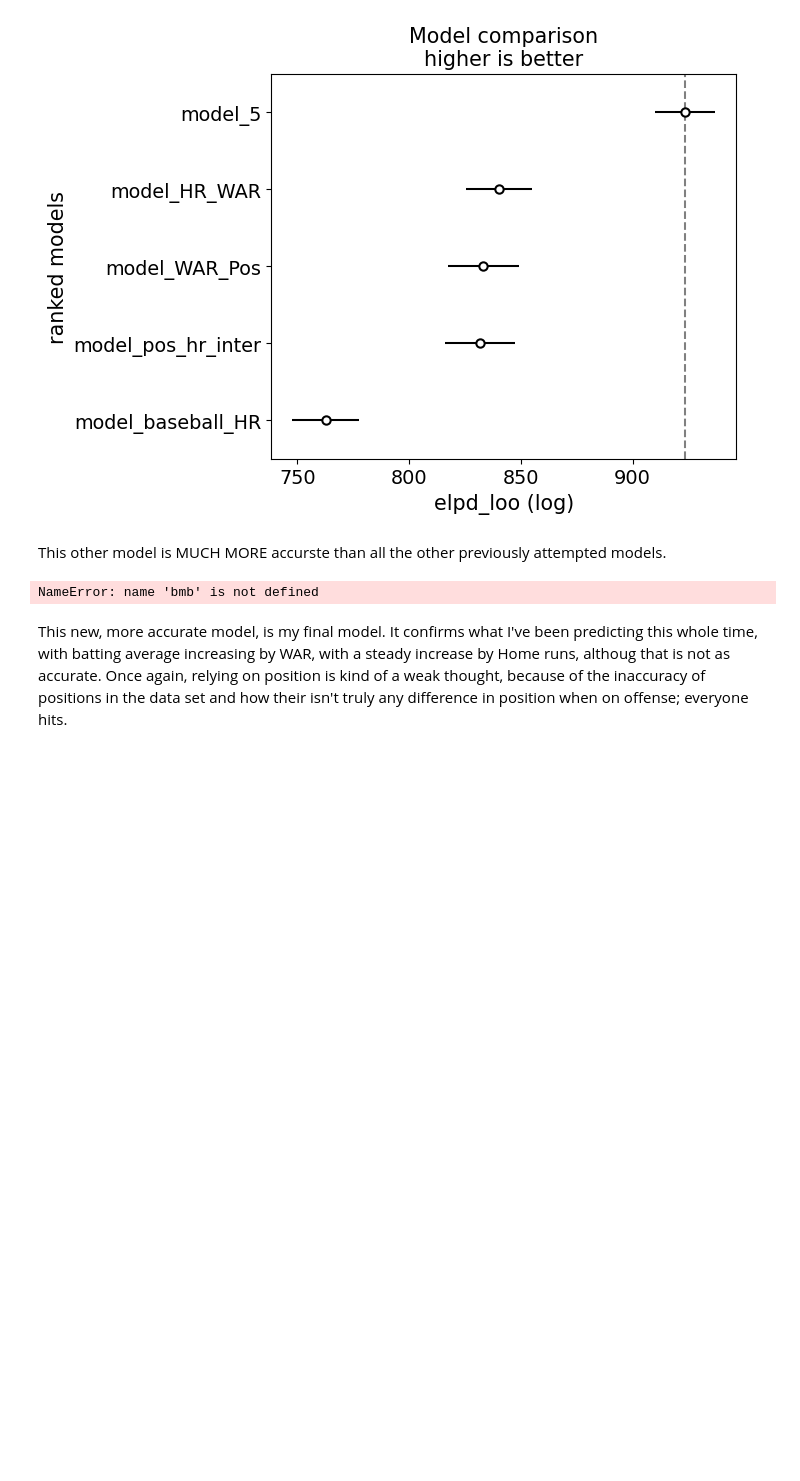
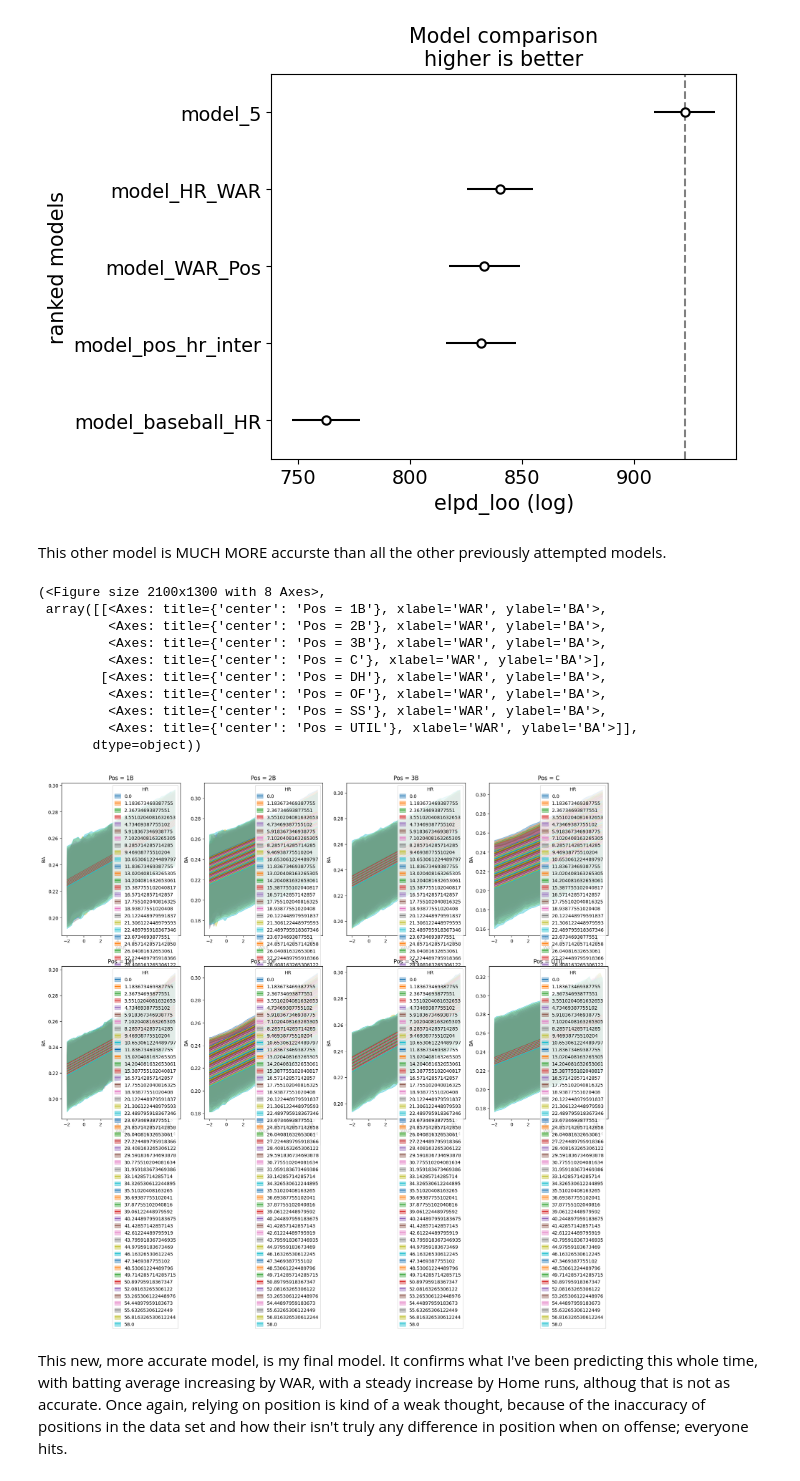
Before and after one commit to benji555-create/Data-Science, a Jupyter notebook: BenjGaskU6Proj.ipynb, the cells around one changed output. Cells and saved outputs as stored; diff of their text form; code cells hidden in the pictures; blank space fills up the shorter version.

```diff
--- a/BenjGaskU6Proj.ipynb
+++ b/BenjGaskU6Proj.ipynb
@@ -226,9 +223,19 @@ This other model is MUCH MORE accurste than all the other previously attempted m
 # %%
 bmb.interpret.plot_predictions(model_5,
                                idata_5,
-                               ["WAR", "HR-OBP", "Pos"],
+                               ["WAR", "HR", "Pos"],
                                fig_kwargs={"figsize":(21, 13)})
 # %% [output]
-NameError: name 'bmb' is not defined
+(<Figure size 2100x1300 with 8 Axes>,
+ array([[<Axes: title={'center': 'Pos = 1B'}, xlabel='WAR', ylabel='BA'>,
+         <Axes: title={'center': 'Pos = 2B'}, xlabel='WAR', ylabel='BA'>,
+         <Axes: title={'center': 'Pos = 3B'}, xlabel='WAR', ylabel='BA'>,
+         <Axes: title={'center': 'Pos = C'}, xlabel='WAR', ylabel='BA'>],
+        [<Axes: title={'center': 'Pos = DH'}, xlabel='WAR', ylabel='BA'>,
+         <Axes: title={'center': 'Pos = OF'}, xlabel='WAR', ylabel='BA'>,
+         <Axes: title={'center': 'Pos = SS'}, xlabel='WAR', ylabel='BA'>,
+         <Axes: title={'center': 'Pos = UTIL'}, xlabel='WAR', ylabel='BA'>]],
+       dtype=object))
+[figure, added]
 # %% [markdown]
 This new, more accurate model, is my final model. It confirms what I've been predicting this whole time, with batting average increasing by WAR, with a steady increase by Home runs, althoug that is not as accurate. Once again, relying on position is kind of a weak thought, because of the inaccuracy of positions in the data set and how their isn't truly any difference in position when on offense; everyone hits.
```
Also changed, not shown: parts of 5 cells of this notebook.
